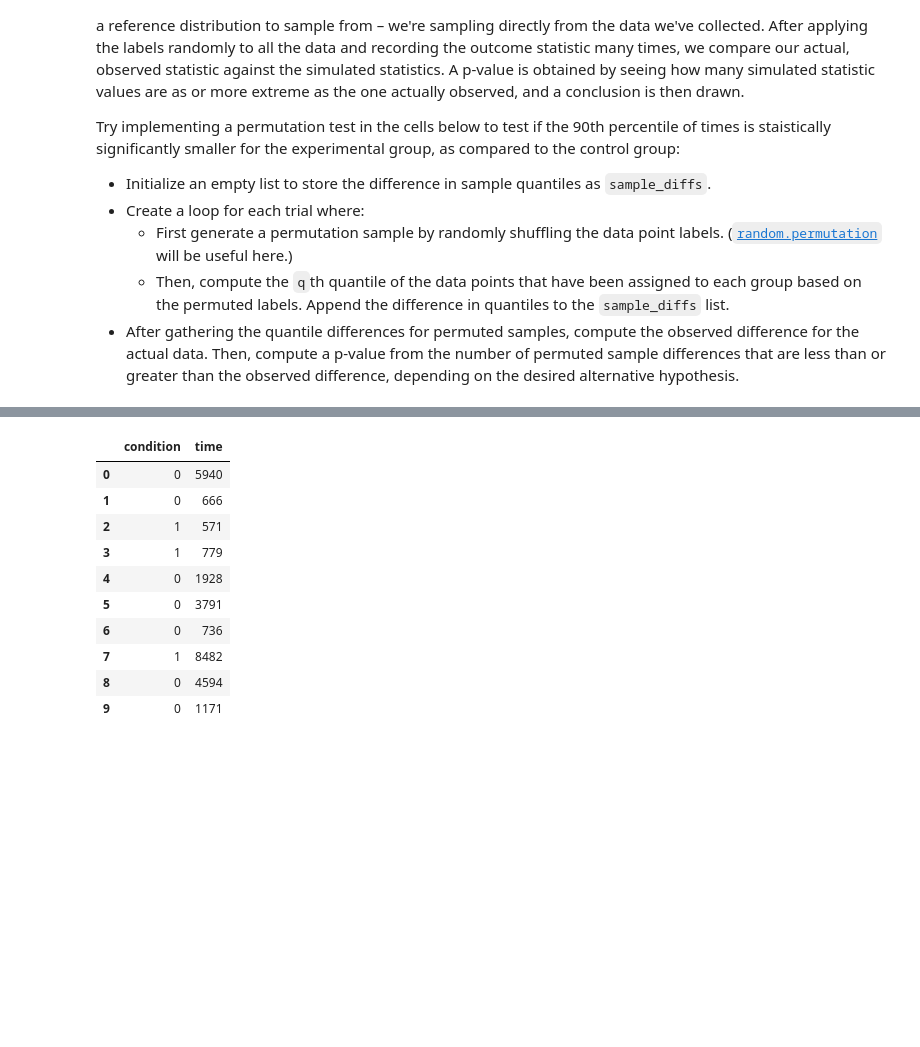
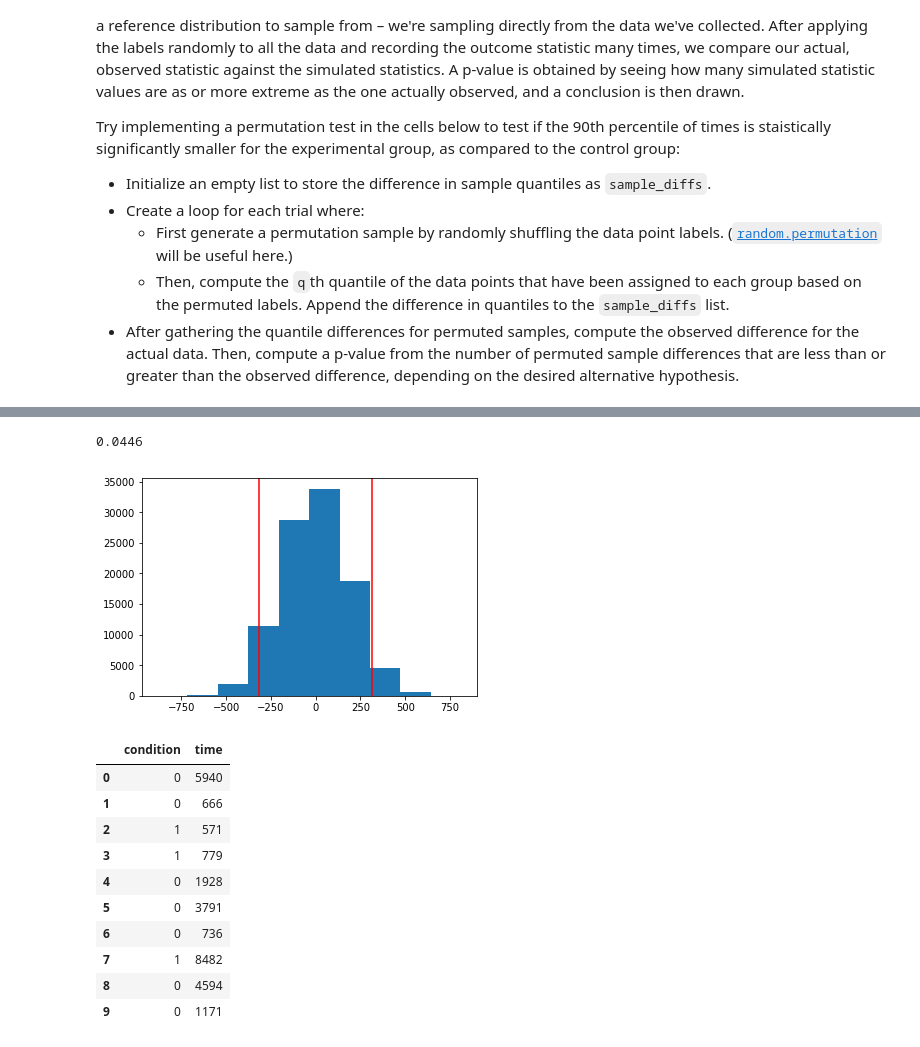
Before and after one commit to ania4data/DSND2, a Jupyter notebook: Experimental_Design_Recommendations/Statistical_consideration/L2_Non-Parametric_Tests_Part_1_Solution.ipynb, the cells around one changed output, grey strips where cells are left out. Drawn from its saved outputs; the diff is of its cells as text; code cells hidden in the pictures; blank space fills up the shorter version.

```diff
--- a/Experimental_Design_Recommendations/Statistical_consideration/L2_Non-Parametric_Tests_Part_1_Solution.ipynb
+++ b/Experimental_Design_Recommendations/Statistical_consideration/L2_Non-Parametric_Tests_Part_1_Solution.ipynb
@@ -121,3 +183,13 @@ Try implementing a permutation test in the cells below to test if the 90th perce
+# %%
+plt.hist(null_vals)
+plt.axvline(-317.0,color='red')
+plt.axvline(317.0,color='red')
+print((null_vals >= 317.0).mean())  # p-value 0.0461 with 10k (std 188.237087658)
+#p-value 0.0446 with 100k (std 187.551594417) # bootstrap has larger standard deviation cover more odd cases?, than permutation,
+# therefore wider null dist. and bigger p-value, and therefore, more chance to not reject the null than permutation
+# %% [output]
+0.0446
+[figure, added]
 # %%
 def quantile_permtest(x, y, q, alternative = 'less', n_trials = 10_000):
     """
```
Also changed, not shown: parts of 7 cells of this notebook.
